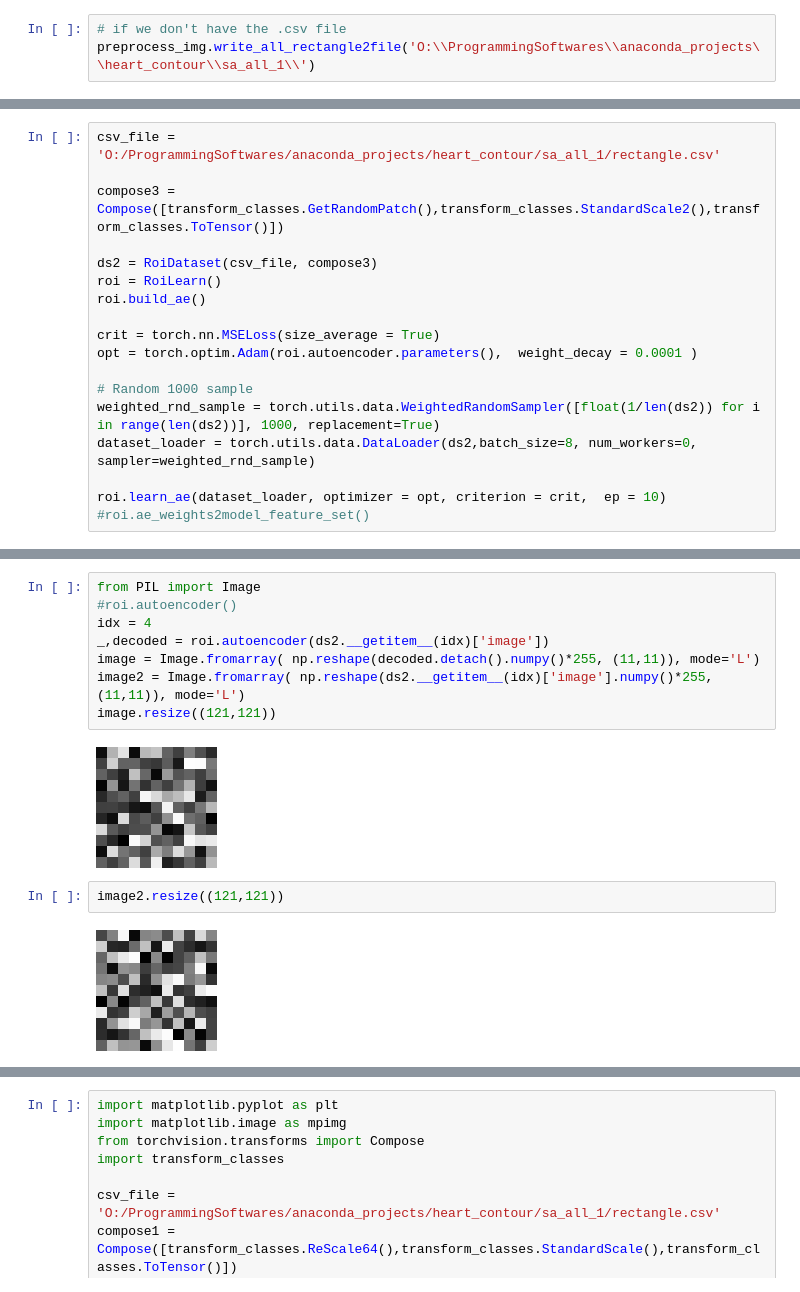
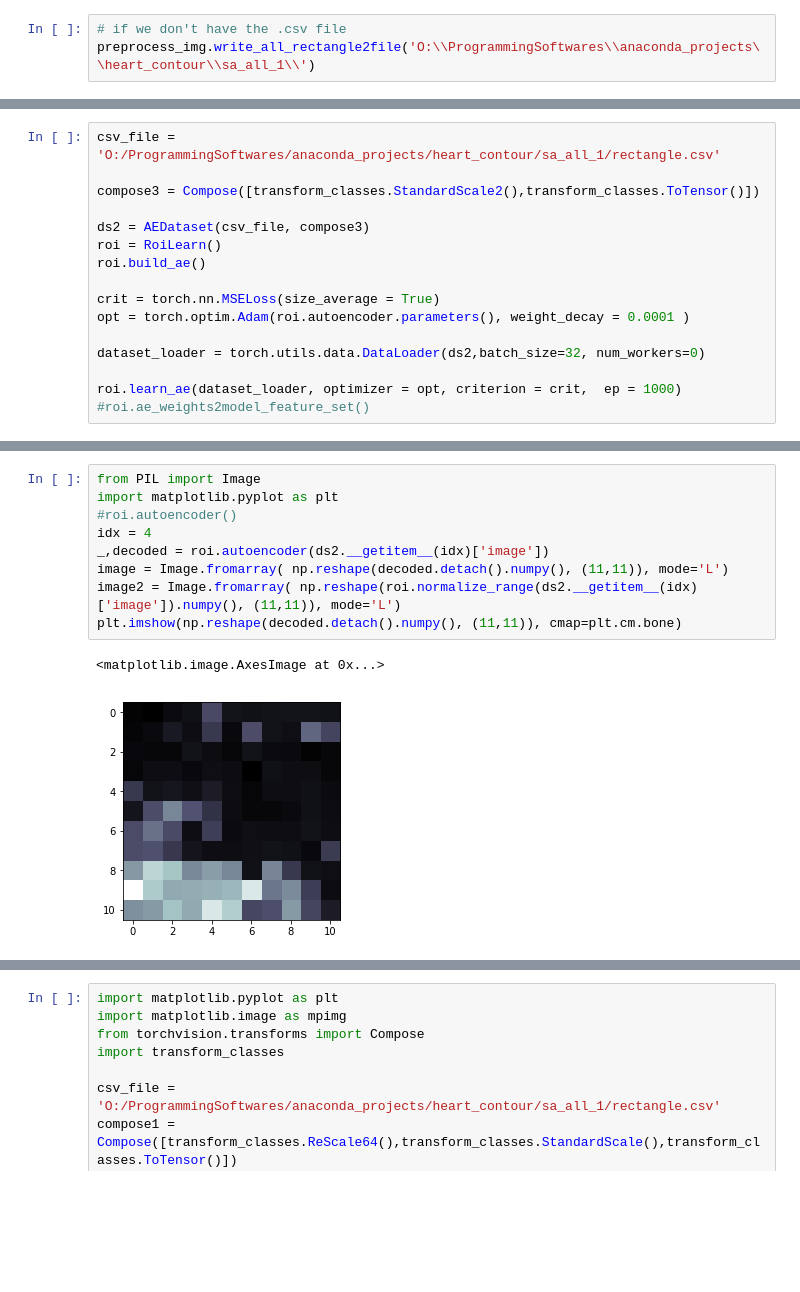
Before and after one commit to caspien6/heart_contour, a Jupyter notebook: roi/Deeplearning Roi.ipynb, the cells around one changed output, grey strips where cells are left out. Cells and saved outputs as stored; diff of their text form; blank space fills up the shorter version.

Commit message:
Autoencoder finally converge.

```diff
--- a/roi/Deeplearning Roi.ipynb
+++ b/roi/Deeplearning Roi.ipynb
@@ -140,19 +36,17 @@ class RoiLearn:
 # %%
 csv_file = 'O:/ProgrammingSoftwares/anaconda_projects/heart_contour/sa_all_1/rectangle.csv'
 
-compose3 = Compose([transform_classes.GetRandomPatch(),transform_classes.StandardScale2(),transform_classes.ToTensor()])
+compose3 = Compose([transform_classes.StandardScale2(),transform_classes.ToTensor()])
 
-ds2 = RoiDataset(csv_file, compose3)
+ds2 = AEDataset(csv_file, compose3)
 roi = RoiLearn()
 roi.build_ae()
 
 crit = torch.nn.MSELoss(size_average = True)
-opt = torch.optim.Adam(roi.autoencoder.parameters(),  weight_decay = 0.0001 )
+opt = torch.optim.Adam(roi.autoencoder.parameters(), weight_decay = 0.0001 )
 
-# Random 1000 sample
-weighted_rnd_sample = torch.utils.data.WeightedRandomSampler([float(1/len(ds2)) for i in range(len(ds2))], 1000, replacement=True)
-dataset_loader = torch.utils.data.DataLoader(ds2,batch_size=8, num_workers=0, sampler=weighted_rnd_sample)
+dataset_loader = torch.utils.data.DataLoader(ds2,batch_size=32, num_workers=0)
 
-roi.learn_ae(dataset_loader, optimizer = opt, criterion = crit,  ep = 10)
+roi.learn_ae(dataset_loader, optimizer = opt, criterion = crit,  ep = 1000)
 #roi.ae_weights2model_feature_set()
 # %% [output]
@@ -169,14 +70,12 @@ epoch:  9  loss:  93.3778252104612
 # %%
 from PIL import Image
+import matplotlib.pyplot as plt
 #roi.autoencoder()
 idx = 4
 _,decoded = roi.autoencoder(ds2.__getitem__(idx)['image'])
-image = Image.fromarray( np.reshape(decoded.detach().numpy()*255, (11,11)), mode='L')
-image2 = Image.fromarray( np.reshape(ds2.__getitem__(idx)['image'].numpy()*255, (11,11)), mode='L')
-image.resize((121,121))
+image = Image.fromarray( np.reshape(decoded.detach().numpy(), (11,11)), mode='L')
+image2 = Image.fromarray( np.reshape(roi.normalize_range(ds2.__getitem__(idx)['image']).numpy(), (11,11)), mode='L')
+plt.imshow(np.reshape(decoded.detach().numpy(), (11,11)), cmap=plt.cm.bone)
 # %% [output]
+<matplotlib.image.AxesImage at 0x...>
-[figure, old version]
+[figure, new version]
-# %%
-image2.resize((121,121))
-# %% [output]
-[figure, removed]
```
Also changed, not shown: parts of 5 cells of this notebook, 3 other files.
